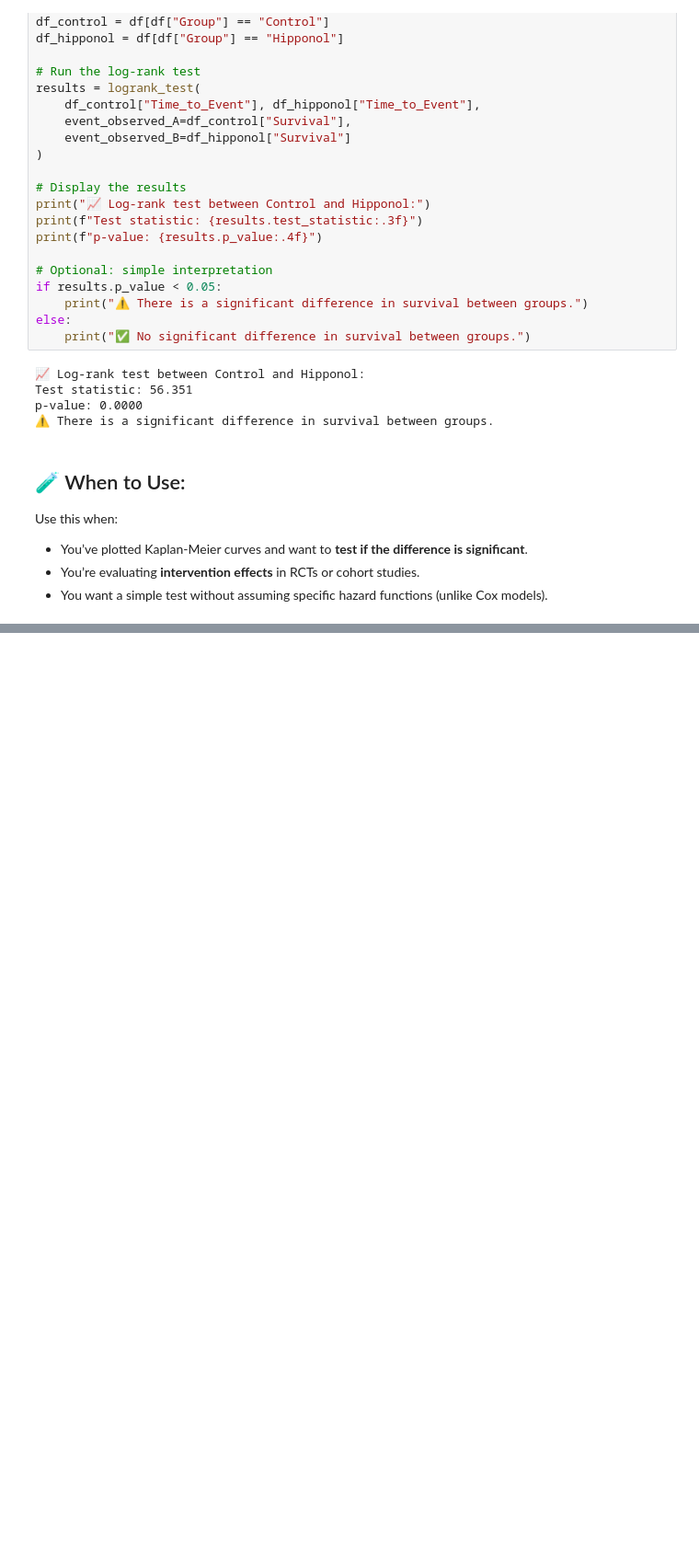
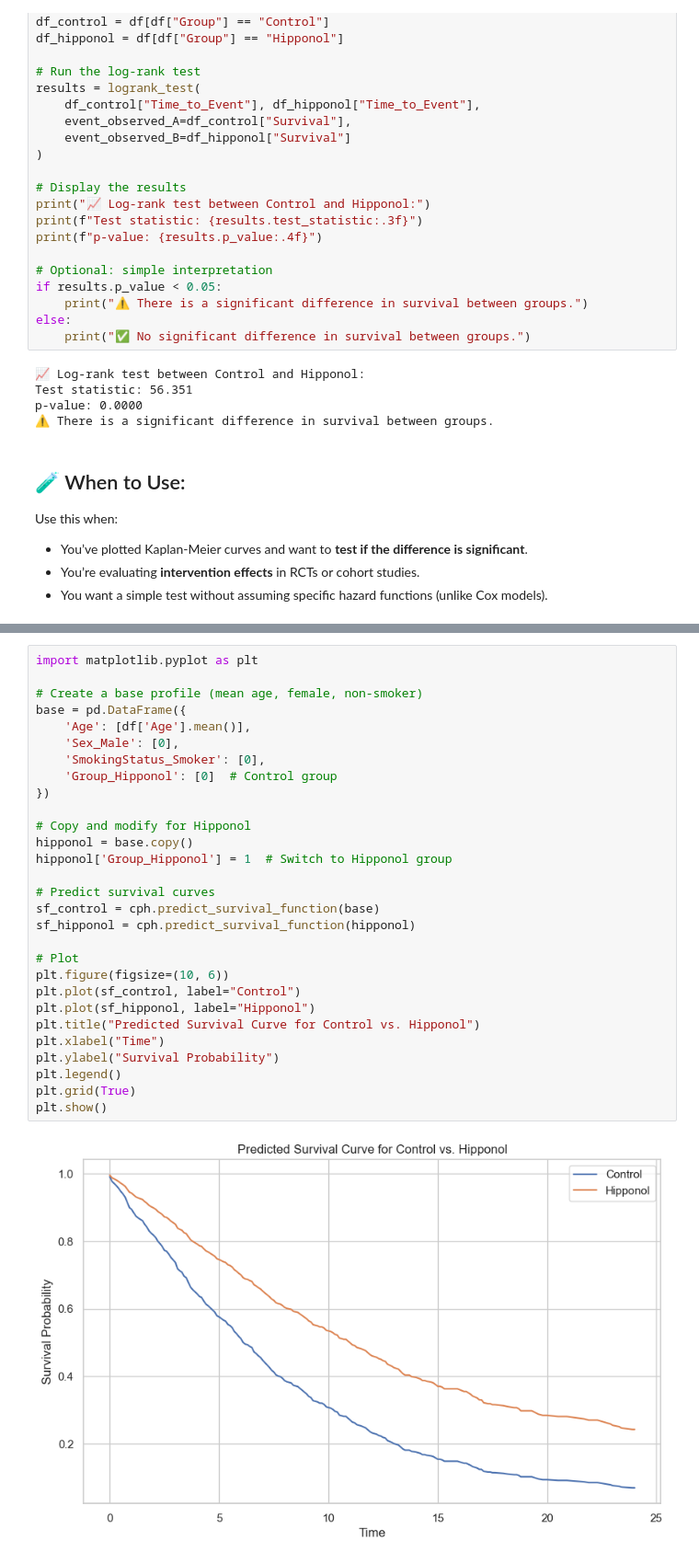
Before and after one commit to ggkuhnle/data-analysis-toolkit-FNS, a Jupyter notebook: notebooks/10_mini_projects/10.1_clinical_trial.ipynb, the cells around one changed output, grey strips where cells are left out. Shown at 92% size. Saved outputs shown, nothing was run; the diff lists cells and outputs as text; blank space fills up the shorter version.

```diff
--- a/notebooks/10_mini_projects/10.1_clinical_trial.ipynb
+++ b/notebooks/10_mini_projects/10.1_clinical_trial.ipynb
@@ -781,0 +910,31 @@ Use this when:
+# %%
+import matplotlib.pyplot as plt
+
+# Create a base profile (mean age, female, non-smoker)
+base = pd.DataFrame({
+    'Age': [df['Age'].mean()],
+    'Sex_Male': [0],
+    'SmokingStatus_Smoker': [0],
+    'Group_Hipponol': [0]  # Control group
+})
+
+# Copy and modify for Hipponol
+hipponol = base.copy()
+hipponol['Group_Hipponol'] = 1  # Switch to Hipponol group
+
+# Predict survival curves
+sf_control = cph.predict_survival_function(base)
+sf_hipponol = cph.predict_survival_function(hipponol)
+
+# Plot
+plt.figure(figsize=(10, 6))
+plt.plot(sf_control, label="Control")
+plt.plot(sf_hipponol, label="Hipponol")
+plt.title("Predicted Survival Curve for Control vs. Hipponol")
+plt.xlabel("Time")
+plt.ylabel("Survival Probability")
+plt.legend()
+plt.grid(True)
+plt.show()
+# %% [output]
+[figure, added]
```
Also changed, not shown: parts of 6 cells of this notebook.
